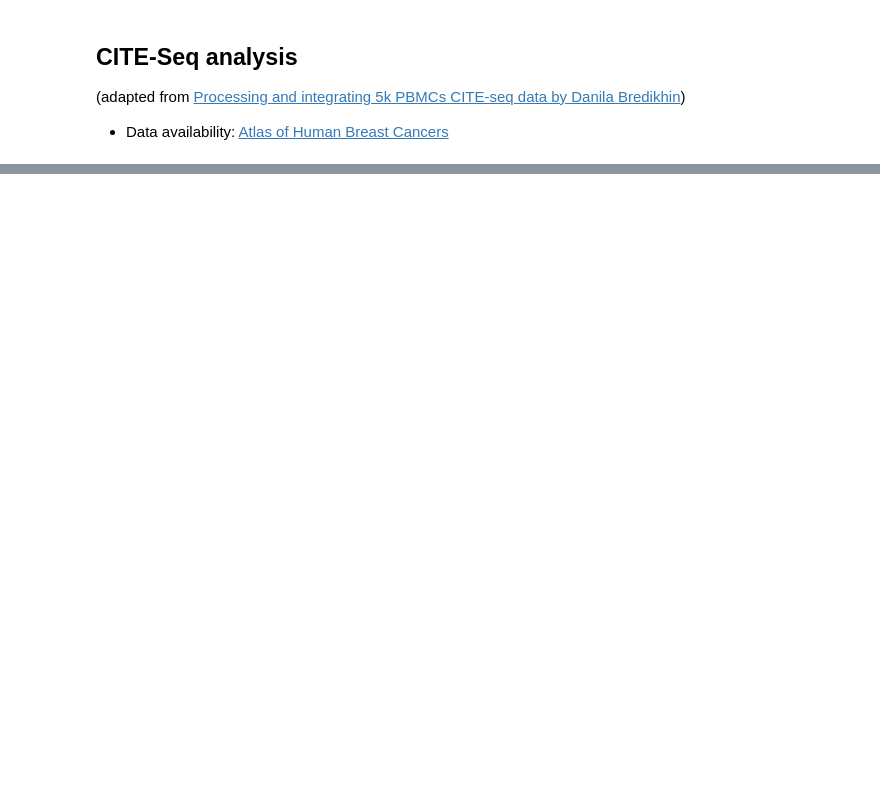
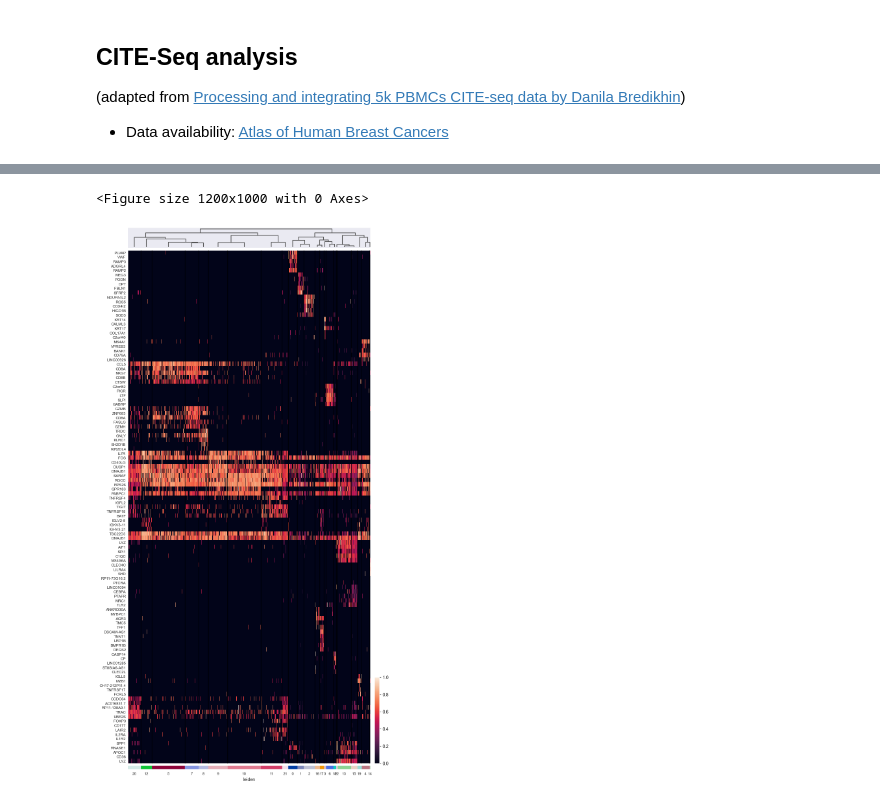
Before and after one commit to nwlodychak/cite_seq, a Jupyter notebook: src/cite_seq.ipynb, the cells around one changed output, grey strips where cells are left out. Saved outputs shown, nothing was run; the diff lists cells and outputs as text; code cells hidden in the pictures; blank space fills up the shorter version.

```diff
--- a/src/cite_seq.ipynb
+++ b/src/cite_seq.ipynb
@@ -148,0 +96,18 @@ ValueError: The condensed distance matrix must contain only finite values.
+# %%
+marker_genes = []
+for i in range(len(rna_filtered.obs['leiden'].cat.categories)):
+    markers_df = sc.get.rank_genes_groups_df(rna_for_de, group = str(i))
+    filtered_markers = markers_df[(markers_df['pvals_adj'] < 0.05) &
+                                  (markers_df['logfoldchanges'].abs() > 1)]
+    if not filtered_markers.empty:
+        marker_genes.extend(filtered_markers['names'][:5].tolist())  # Top 5 genes per cluster
+
+# marker gene heatmap
+if marker_genes:
+    plt.figure(figsize = (12, 10))
+    sc.pl.heatmap(rna_filtered, marker_genes, groupby = 'leiden',
+                  dendrogram = True, standard_scale = 'var',
+                  swap_axes = True, show_gene_labels = True)
+# %% [output]
+<Figure size 1200x1000 with 0 Axes>
+[figure, added]
```
Also changed, not shown: parts of 20 cells of this notebook.
